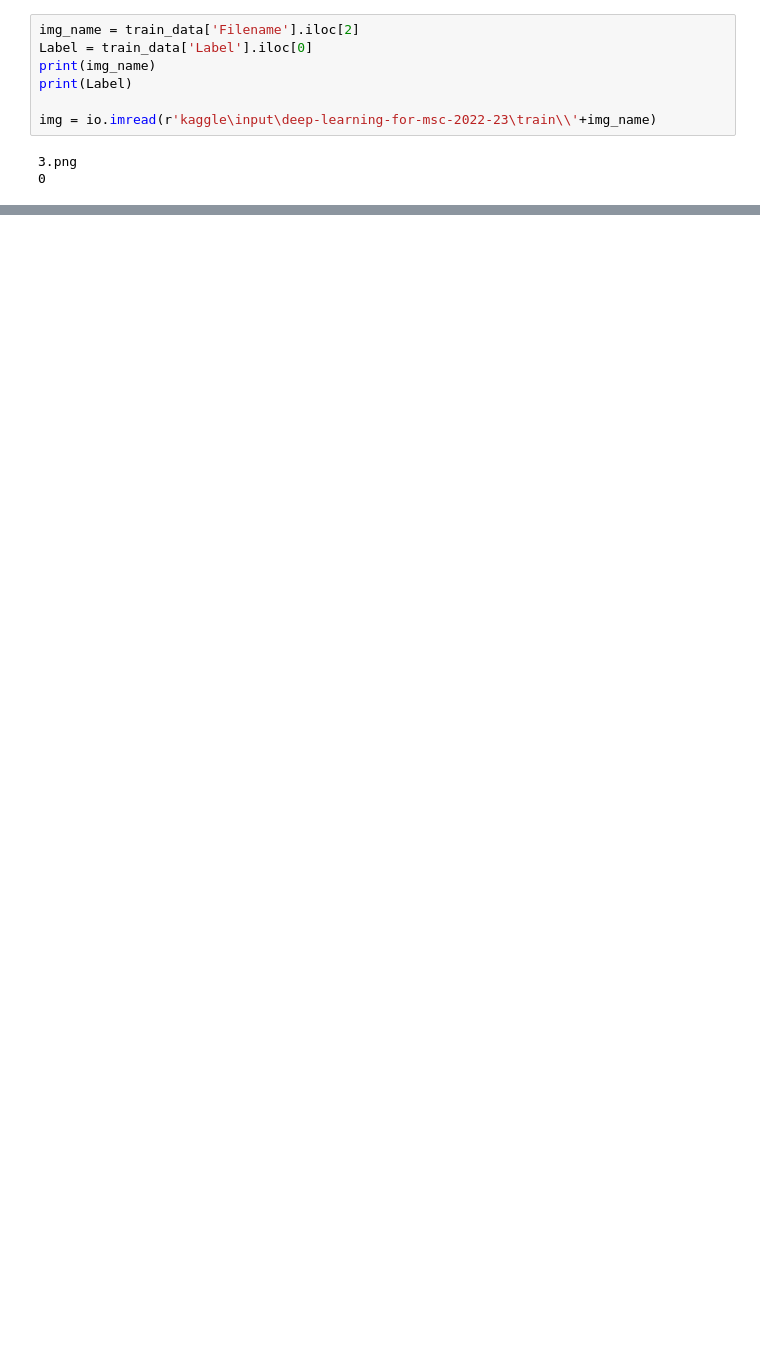
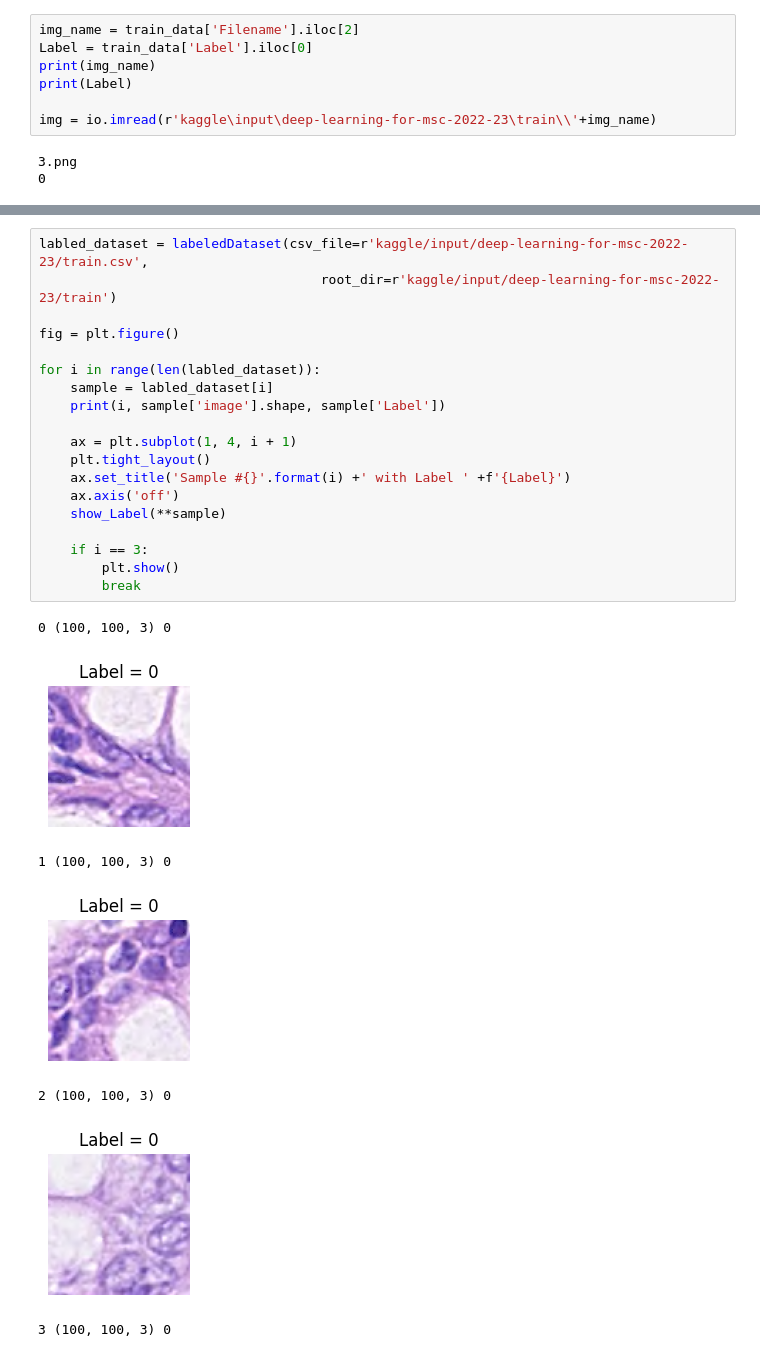
Before and after one commit to oscell/Deep-Learning-Assesment, a Jupyter notebook: deep-learning-competition.ipynb, the cells around one changed output, grey strips where cells are left out. Cells and saved outputs as stored; diff of their text form; blank space fills up the shorter version.

```diff
--- a/deep-learning-competition.ipynb
+++ b/deep-learning-competition.ipynb
@@ -442,0 +161,27 @@ Test set: Average loss: 0.8045, Accuracy: 5187/7560 (69%)
+# %%
+labled_dataset = labeledDataset(csv_file=r'kaggle/input/deep-learning-for-msc-2022-23/train.csv',
+                                    root_dir=r'kaggle/input/deep-learning-for-msc-2022-23/train')
+
+fig = plt.figure()
+
+for i in range(len(labled_dataset)):
+    sample = labled_dataset[i]
+    print(i, sample['image'].shape, sample['Label'])
+
+    ax = plt.subplot(1, 4, i + 1)
+    plt.tight_layout()
+    ax.set_title('Sample #{}'.format(i) +' with Label ' +f'{Label}')
+    ax.axis('off')
+    show_Label(**sample)
+
+    if i == 3:
+        plt.show()
+        break
+# %% [output]
+0 (100, 100, 3) 0
+[figure, added]
+1 (100, 100, 3) 0
+[figure, added]
+2 (100, 100, 3) 0
+[figure, added]
+3 (100, 100, 3) 0
```
Also changed, not shown: parts of 49 cells of this notebook.
